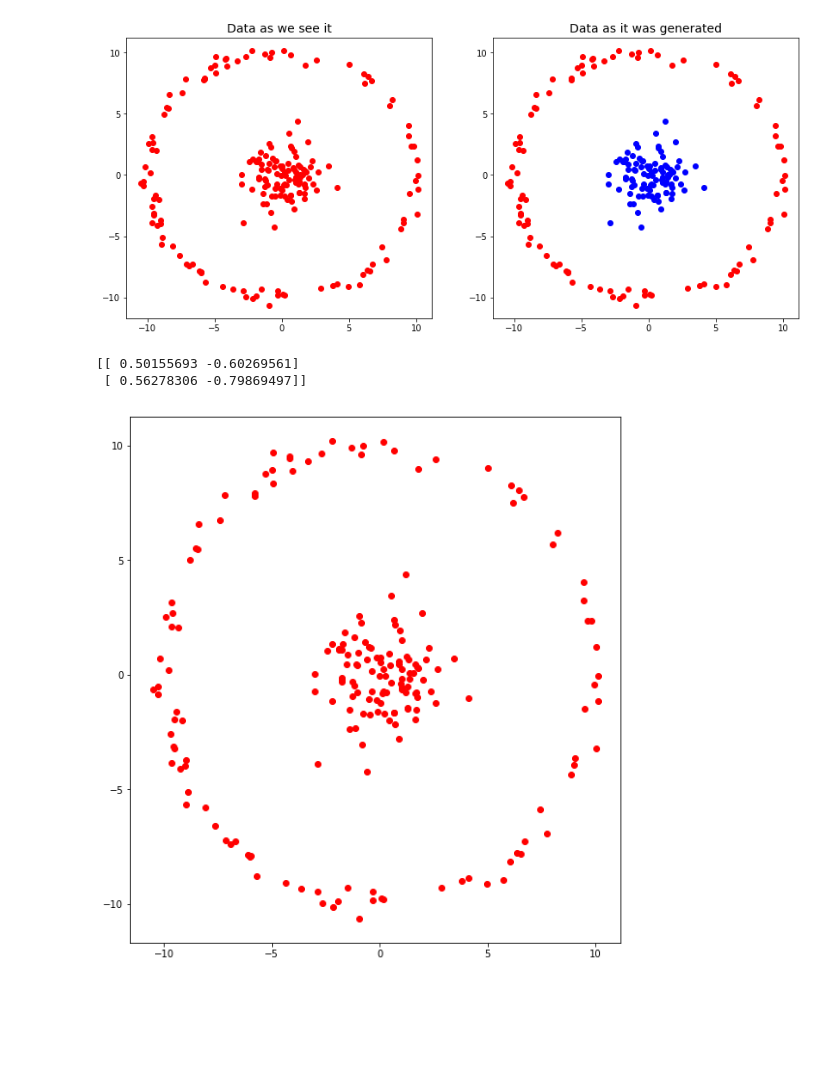
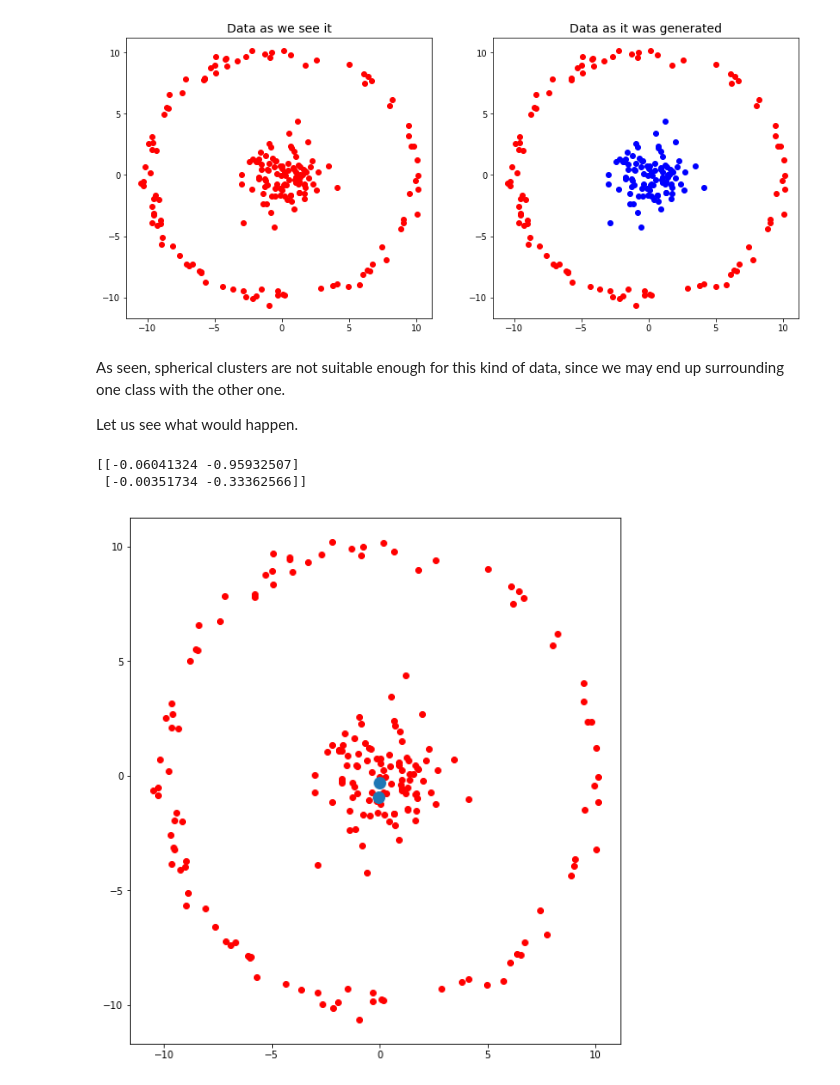
Before and after one commit to chris-fady/dsm-ml-subquests, a Jupyter notebook: Pill14-clustering/Pill14.ipynb, the cells around one changed output. Drawn from its saved outputs; the diff is of its cells as text; code cells hidden in the pictures; blank space fills up the shorter version.

```diff
--- a/Pill14-clustering/Pill14.ipynb
+++ b/Pill14-clustering/Pill14.ipynb
@@ -37,25 +45,33 @@ fig.set_size_inches((14,6))
 # %% [output]
 (200, 2)
 [figure]
+# %% [markdown]
+As seen, spherical clusters are not suitable enough for this kind of data, since we may end up surrounding one class with the other one.
+
+Let us see what would happen.
 # %%
-K =2
-idx=np.random.randint(0,X.shape[0],K)
-C=2*np.random.rand(K,X.shape[1])-1
-Sigma=100.*np.ones((K,X.shape[1]))
-Pi=(1./K)*np.ones((K,1))
-print (C)
-plt.subplot(1,2,1)
-plt.scatter(X[:,0],X[:,1],color='r')
-plt.scatter(C[:,0],C[:,1],s=120,
-           facecolors='none',
-           linewidths=2,
-           zorder=10)
-fig = plt.gcf()
-fig.set_size_inches((20,10))
+def centroids():
+    K =2
+    idx=np.random.randint(0,X.shape[0],K)
+    C=2*np.random.rand(K,X.shape[1])-1
+    Sigma=100.*np.ones((K,X.shape[1]))
+    Pi=(1./K)*np.ones((K,1))
+    print (C)
+    plt.subplot(1,2,1)
+    plt.scatter(X[:,0],X[:,1],color='r')
+    plt.scatter(C[:,0],C[:,1],s=120,
+    #           facecolors='none',
+               linewidths=2,
+               zorder=10)
+    fig = plt.gcf()
+    fig.set_size_inches((20,10))
+    return C, Sigma, Pi
-# %% [output]
-[[ 0.50155693 -0.60269561]
- [ 0.56278306 -0.79869497]]
-[figure, removed]
+# %%
+C, Sigma, Pi = centroids()
+# %% [output]
+[[-0.06041324 -0.95932507]
+ [-0.00351734 -0.33362566]]
+[figure, added]
 # %%
 from scipy.stats import multivariate_normal
 
```
Also changed, not shown: parts of 6 cells of this notebook.
